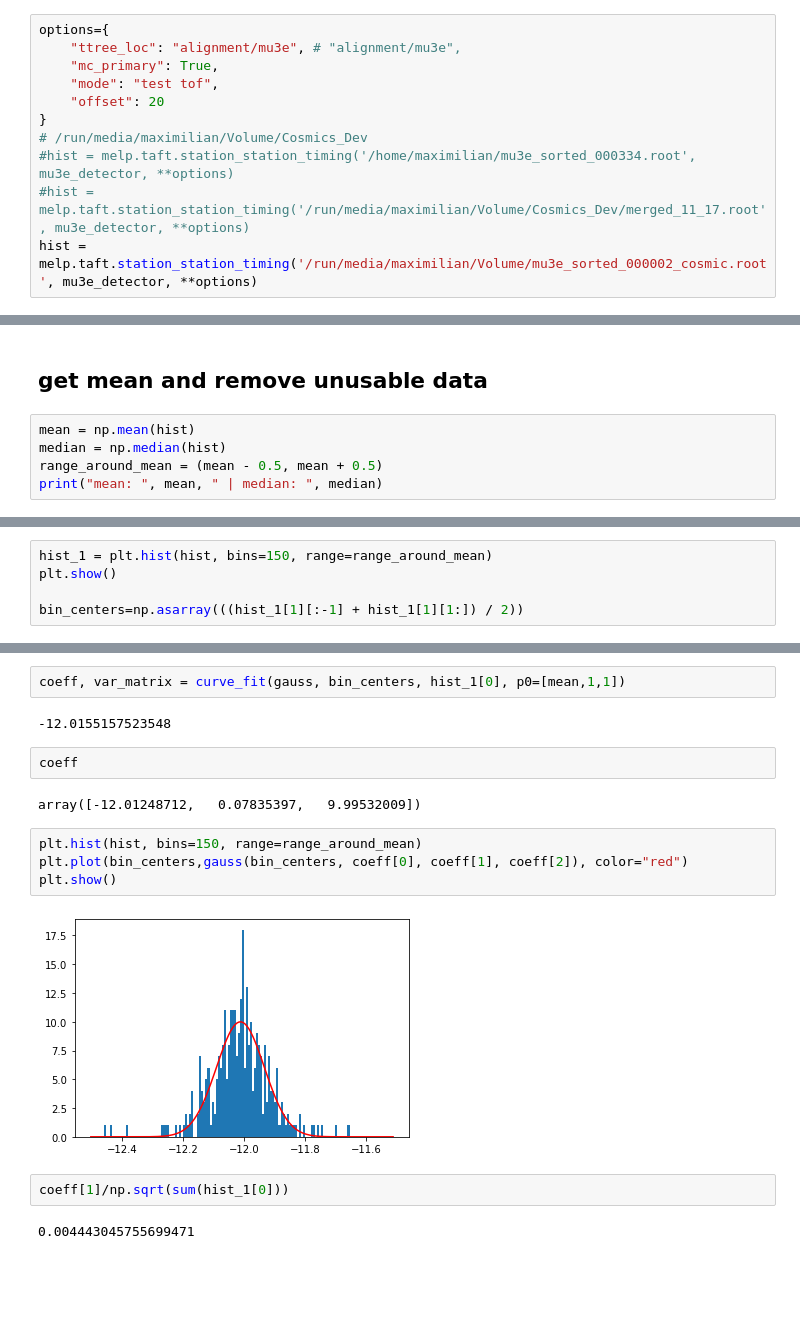
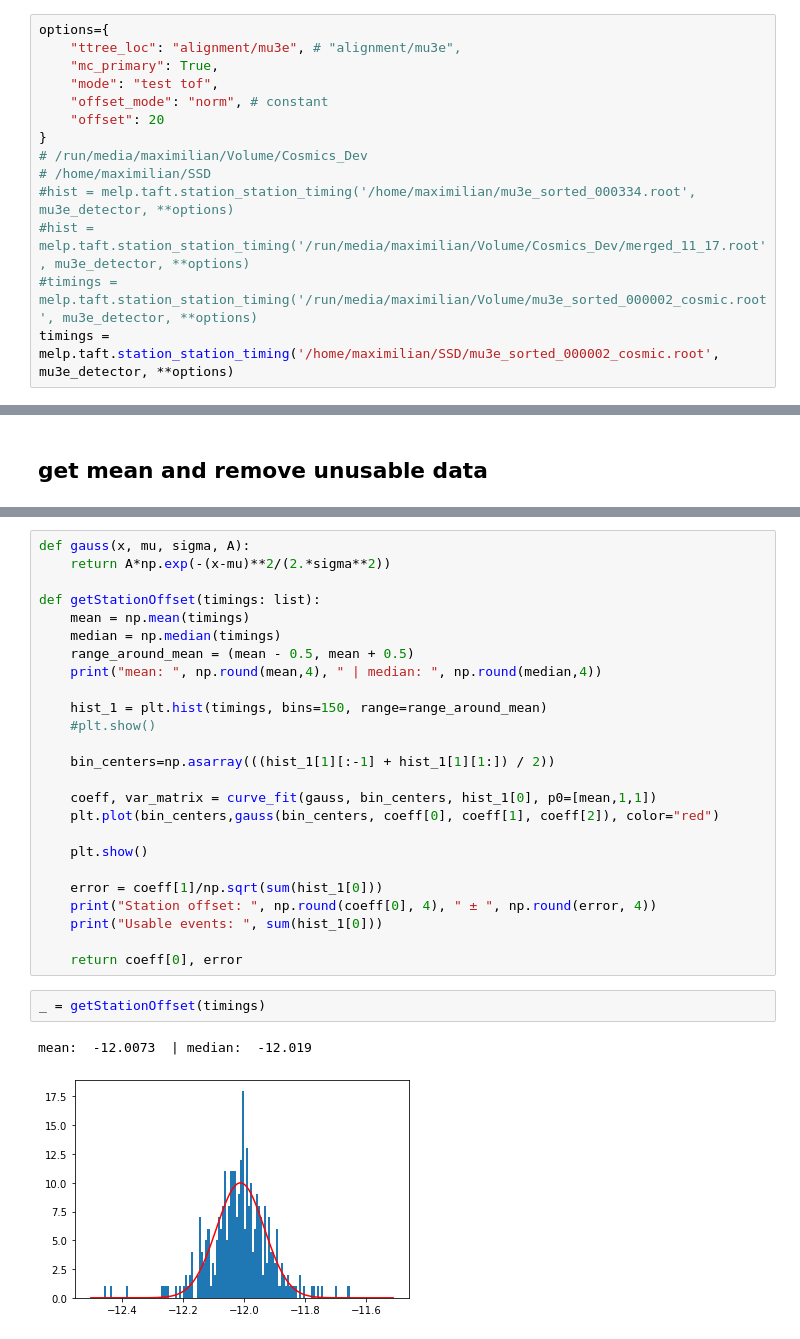
Before and after one commit to maximilianKoeper/melp, a Jupyter notebook: jupyter-notbooks/taft_v2_cosmic_station_station.ipynb, the cells around one changed output, grey strips where cells are left out. Drawn from its saved outputs; the diff is of its cells as text; blank space fills up the shorter version.

```diff
--- a/jupyter-notbooks/taft_v2_cosmic_station_station.ipynb
+++ b/jupyter-notbooks/taft_v2_cosmic_station_station.ipynb
@@ -44,12 +45,15 @@ options={
     "ttree_loc": "alignment/mu3e", # "alignment/mu3e",
     "mc_primary": True,
     "mode": "test tof",
+    "offset_mode": "norm", # constant
     "offset": 20
 }
 # /run/media/maximilian/Volume/Cosmics_Dev
+# /home/maximilian/SSD
 #hist = melp.taft.station_station_timing('/home/maximilian/mu3e_sorted_000334.root', mu3e_detector, **options)
 #hist = melp.taft.station_station_timing('/run/media/maximilian/Volume/Cosmics_Dev/merged_11_17.root', mu3e_detector, **options)
-hist = melp.taft.station_station_timing('/run/media/maximilian/Volume/mu3e_sorted_000002_cosmic.root', mu3e_detector, **options)
+#timings = melp.taft.station_station_timing('/run/media/maximilian/Volume/mu3e_sorted_000002_cosmic.root', mu3e_detector, **options)
+timings = melp.taft.station_station_timing('/home/maximilian/SSD/mu3e_sorted_000002_cosmic.root', mu3e_detector, **options)
 # %% [output]
 82  % | Total Frames:  4999840
 # %%
@@ -59,8 +63,3 @@ plt.show()
 [figure]
 # %% [markdown]
 ## get mean and remove unusable data
-# %%
-mean = np.mean(hist)
-median = np.median(hist)
-range_around_mean = (mean - 0.5, mean + 0.5)
-print("mean: ", mean, " | median: ", median)
@@ -69,5 +65,0 @@ mean:  -12.00733783166884  | median:  -12.018981673129405
-# %%
-hist_1 = plt.hist(hist, bins=150, range=range_around_mean)
-plt.show()
-
-bin_centers=np.asarray(((hist_1[1][:-1] + hist_1[1][1:]) / 2))
@@ -79,18 +66,30 @@ def gauss(x, mu, sigma, A):
-# %%
-coeff, var_matrix = curve_fit(gauss, bin_centers, hist_1[0], p0=[mean,1,1])
-# %% [output]
--12.0155157523548
-# %%
-coeff
-# %% [output]
-array([-12.01248712,   0.07835397,   9.99532009])
-# %%
-plt.hist(hist, bins=150, range=range_around_mean)
-plt.plot(bin_centers,gauss(bin_centers, coeff[0], coeff[1], coeff[2]), color="red")
-plt.show()
-# %% [output]
-[figure, removed]
-# %%
-coeff[1]/np.sqrt(sum(hist_1[0]))
-# %% [output]
-0.004443045755699471
+# %%
+def gauss(x, mu, sigma, A):
+    return A*np.exp(-(x-mu)**2/(2.*sigma**2))
+
+def getStationOffset(timings: list):
+    mean = np.mean(timings)
+    median = np.median(timings)
+    range_around_mean = (mean - 0.5, mean + 0.5)
+    print("mean: ", np.round(mean,4), " | median: ", np.round(median,4))
+
+    hist_1 = plt.hist(timings, bins=150, range=range_around_mean)
+    #plt.show()
+
+    bin_centers=np.asarray(((hist_1[1][:-1] + hist_1[1][1:]) / 2))
+
+    coeff, var_matrix = curve_fit(gauss, bin_centers, hist_1[0], p0=[mean,1,1])
+    plt.plot(bin_centers,gauss(bin_centers, coeff[0], coeff[1], coeff[2]), color="red")
+
+    plt.show()
+
+    error = coeff[1]/np.sqrt(sum(hist_1[0]))
+    print("Station offset: ", np.round(coeff[0], 4), " ± ", np.round(error, 4))
+    print("Usable events: ", sum(hist_1[0]))
+
+    return coeff[0], error
+# %%
+_ = getStationOffset(timings)
+# %% [output]
+mean:  -12.0073  | median:  -12.019
+[figure, added]
```
Also changed, not shown: parts of 8 cells of this notebook, 2 other files.
